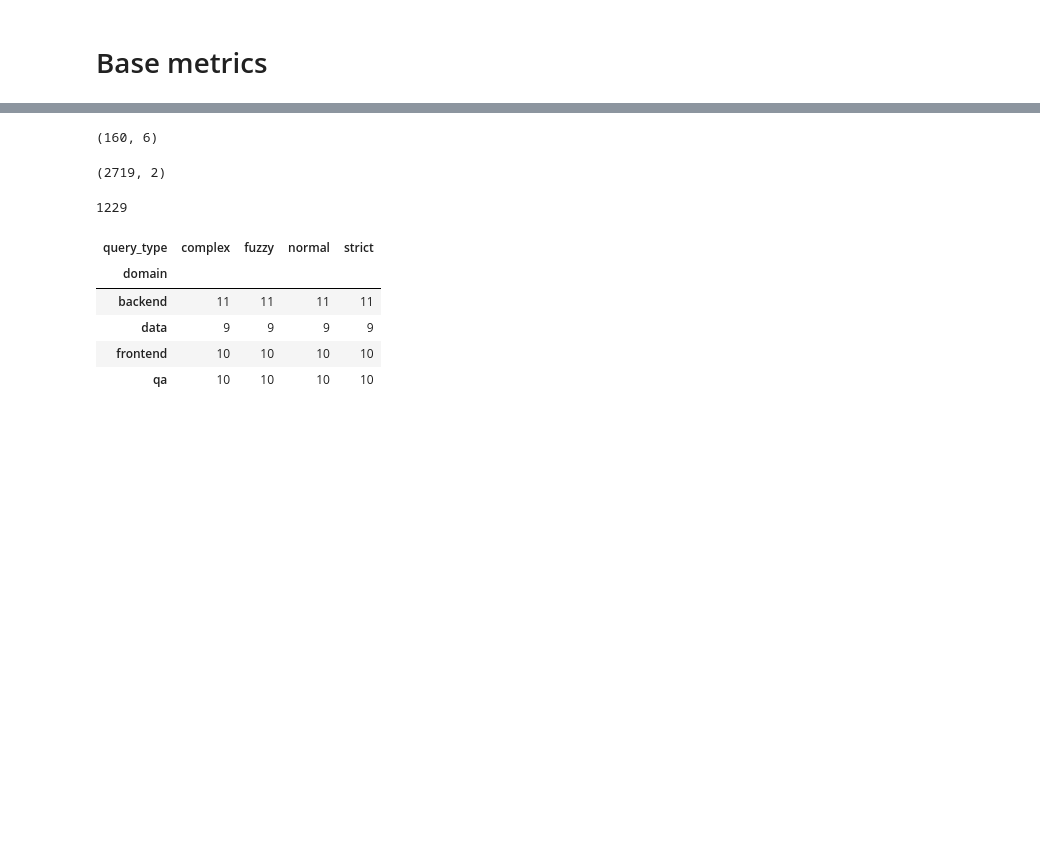
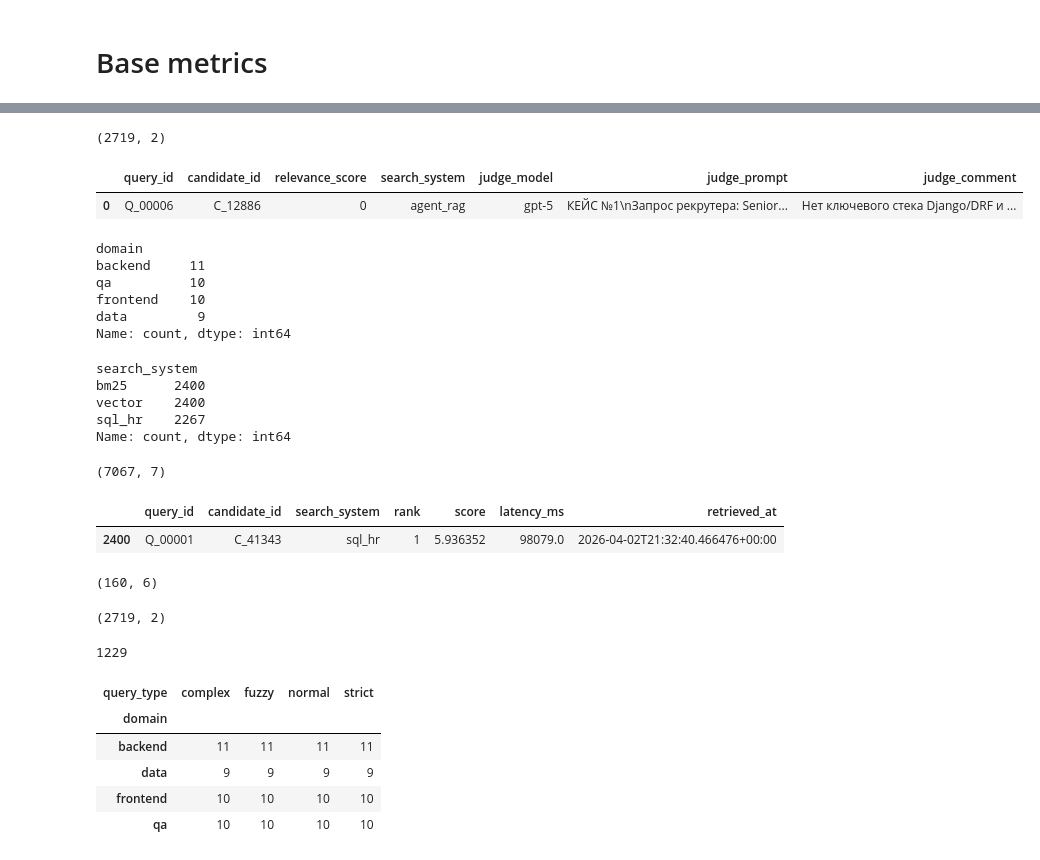
Before and after one commit to LISA-ITMO/SQL-HR, a Jupyter notebook: validation_dataset/final/all_systems_metrics.ipynb, the cells around one changed output, grey strips where cells are left out. Saved outputs shown, nothing was run; the diff lists cells and outputs as text; code cells hidden in the pictures; blank space fills up the shorter version.

```diff
--- a/validation_dataset/final/all_systems_metrics.ipynb
+++ b/validation_dataset/final/all_systems_metrics.ipynb
@@ -30,3 +124,38 @@ rag_agent_res = pd.read_csv('../agent_rag/retrieval_rag_agent.csv')
+# %%
+all_judgments[['query_id', 'candidate_id']].drop_duplicates().shape
+# %% [output]
+(2719, 2)
+# %%
+all_judgments.head(1)
+# %% [output]
+|  | query_id | candidate_id | relevance_score | search_system | judge_model | judge_prompt | judge_comment |
+| 0 | Q_00006 | C_12886 | 0 | agent_rag | gpt-5 | КЕЙС №1\nЗапрос рекрутера: Senior... | Нет ключевого стека Django/DRF и ... |
+# %%
+vacancies['domain'].value_counts()
+# %% [output]
+domain
+backend     11
+qa          10
+frontend    10
+data         9
+Name: count, dtype: int64
+# %%
+partial_results['search_system'].value_counts()
+# %% [output]
+search_system
+bm25      2400
+vector    2400
+sql_hr    2267
+Name: count, dtype: int64
+# %%
+partial_results.shape
+# %% [output]
+(7067, 7)
+# %%
+partial_results[partial_results['search_system'] == 'sql_hr'].head(1)
+# %% [output]
+|  | query_id | candidate_id | search_system | rank | score | latency_ms | retrieved_at |
+| 2400 | Q_00001 | C_41343 | sql_hr | 1 | 5.936352 | 98079.0 | 2026-04-02T21:32:40.466476+00:00 |
 # %%
 queries.shape
 # %% [output]
```
Also changed, not shown: parts of 20 cells of this notebook, 5 other files.
